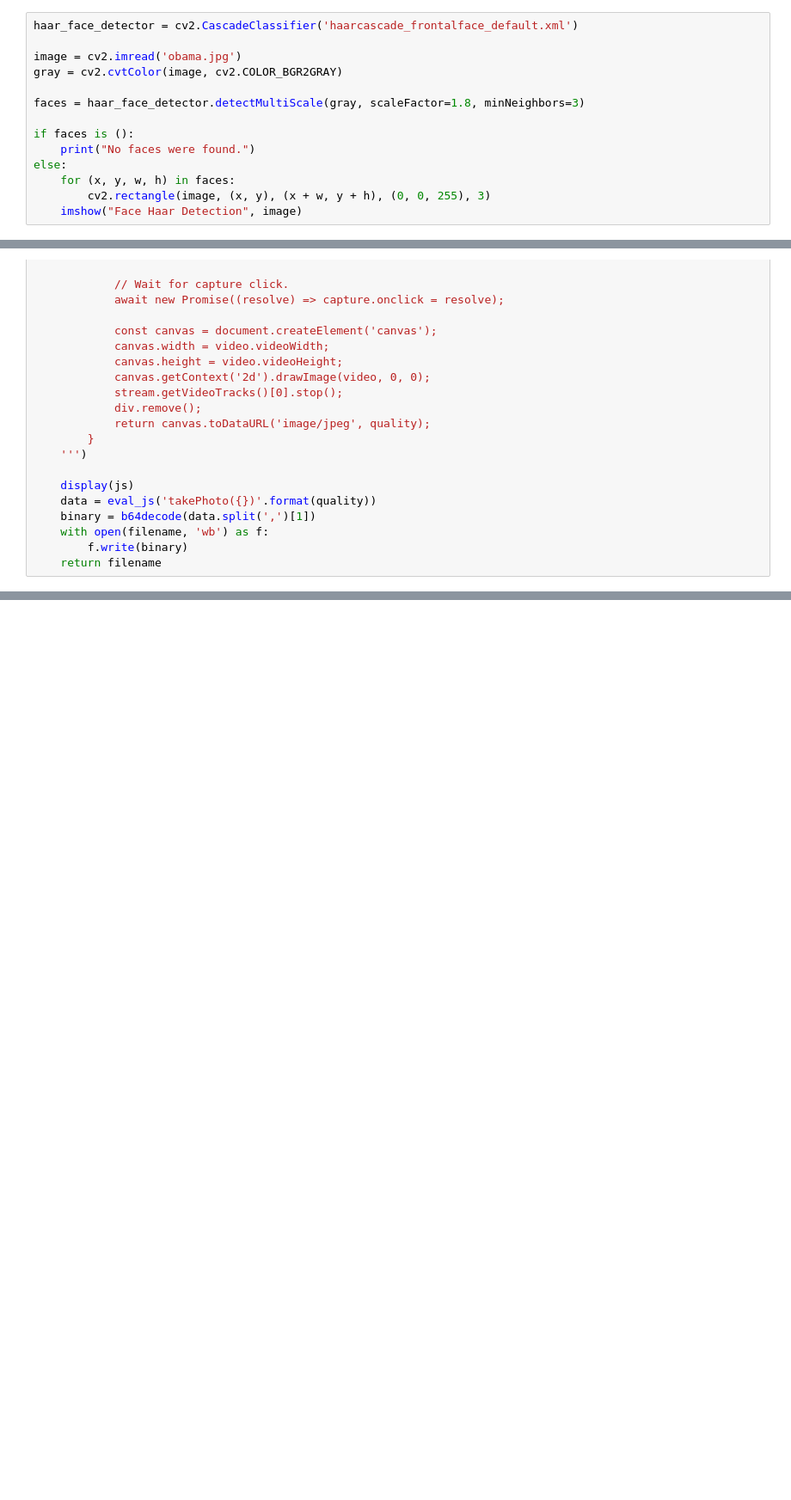
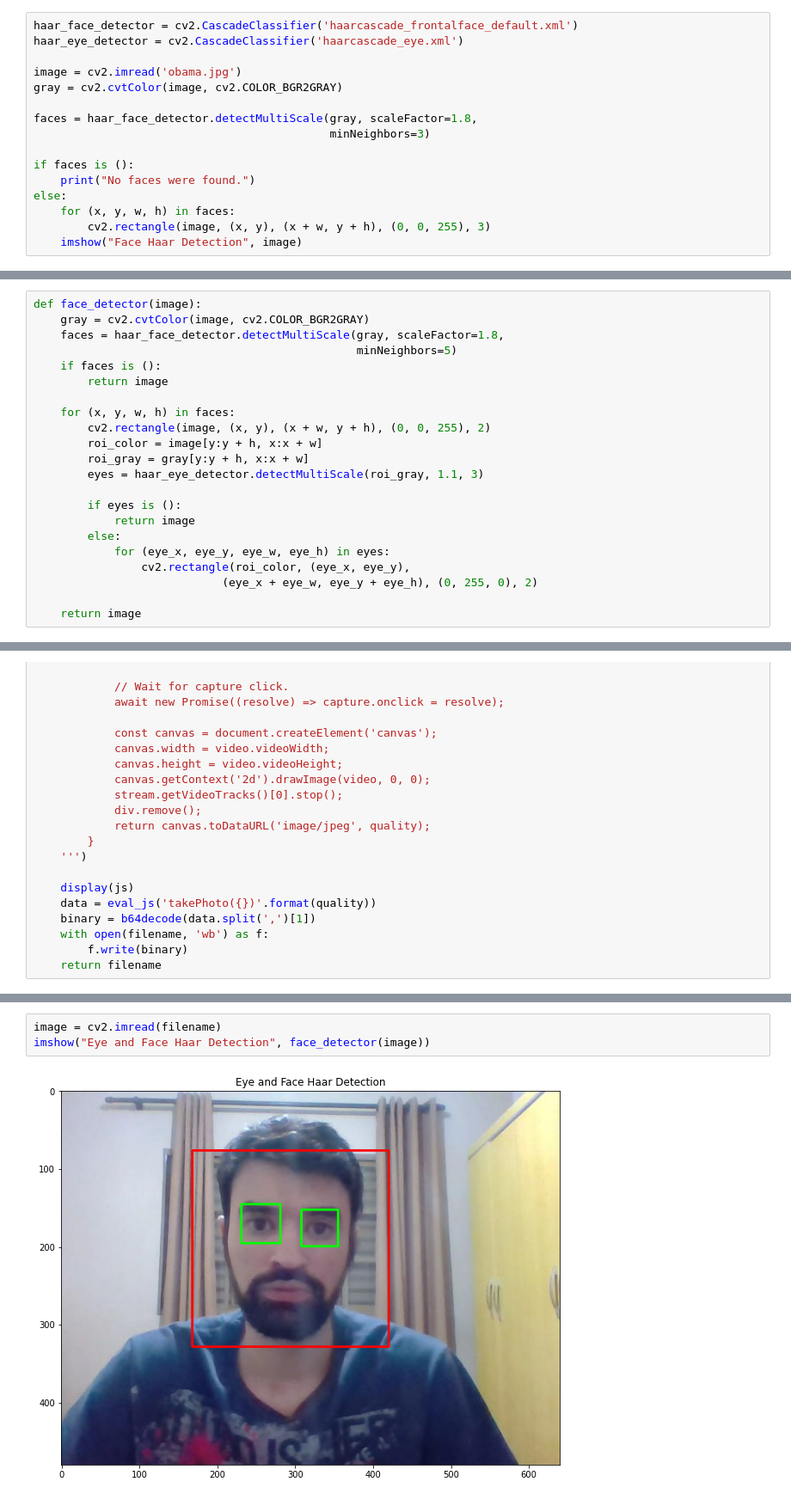
Before and after one commit to guilhermedom/facial-feature-haar-detection, a Jupyter notebook: notebooks/1.0-gdfs-haar-classifier-detecting-faces-and-eyes.ipynb, the cells around one changed output, grey strips where cells are left out. Shown at 86% size. Cells and saved outputs as stored; diff of their text form; blank space fills up the shorter version.

```diff
--- a/notebooks/1.0-gdfs-haar-classifier-detecting-faces-and-eyes.ipynb
+++ b/notebooks/1.0-gdfs-haar-classifier-detecting-faces-and-eyes.ipynb
@@ -16,11 +16,13 @@ def imshow(title="Image", image=None, size=8):
     plt.show()
 # %%
 haar_face_detector = cv2.CascadeClassifier('haarcascade_frontalface_default.xml')
+haar_eye_detector = cv2.CascadeClassifier('haarcascade_eye.xml')
 
 image = cv2.imread('obama.jpg')
 gray = cv2.cvtColor(image, cv2.COLOR_BGR2GRAY)
 
-faces = haar_face_detector.detectMultiScale(gray, scaleFactor=1.8, minNeighbors=3)
+faces = haar_face_detector.detectMultiScale(gray, scaleFactor=1.8,
+                                            minNeighbors=3)
 
 if faces is ():
     print("No faces were found.")
@@ -58,6 +60,28 @@ else:
 imshow("Eye and Face Haar Detection", image)
 # %% [output]
 [figure]
+# %%
+def face_detector(image):
+    gray = cv2.cvtColor(image, cv2.COLOR_BGR2GRAY)
+    faces = haar_face_detector.detectMultiScale(gray, scaleFactor=1.8,
+                                                minNeighbors=5)
+    if faces is ():
+        return image
+
+    for (x, y, w, h) in faces:
+        cv2.rectangle(image, (x, y), (x + w, y + h), (0, 0, 255), 2)
+        roi_color = image[y:y + h, x:x + w]
+        roi_gray = gray[y:y + h, x:x + w]
+        eyes = haar_eye_detector.detectMultiScale(roi_gray, 1.1, 3)
+
+        if eyes is ():
+            return image
+        else:
+            for (eye_x, eye_y, eye_w, eye_h) in eyes:
+                cv2.rectangle(roi_color, (eye_x, eye_y),
+                            (eye_x + eye_w, eye_y + eye_h), (0, 255, 0), 2)
+
+    return image
 # %%
 def take_pic(filename='pic.jpg', quality=0.8):
     js = Javascript('''
@@ -141,0 +140,5 @@ imshow("Eye and Face Haar Detection", image)
+# %%
+image = cv2.imread(filename)
+imshow("Eye and Face Haar Detection", face_detector(image))
+# %% [output]
+[figure, added]
```
Also changed, not shown: parts of 3 cells of this notebook.
